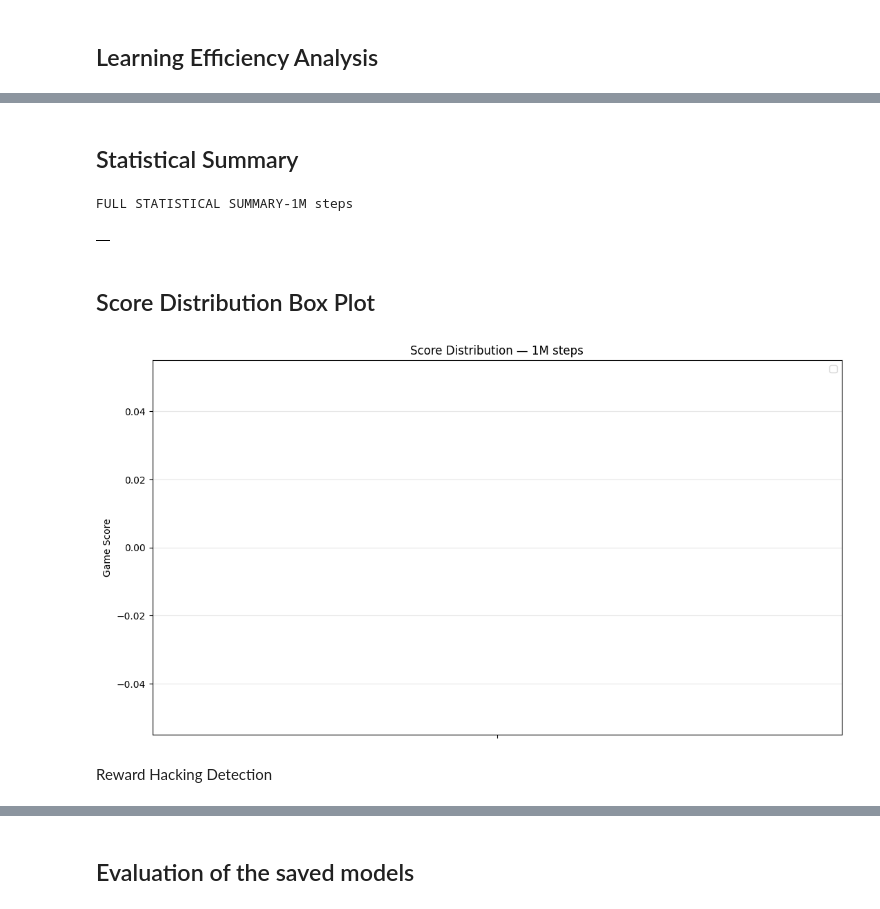
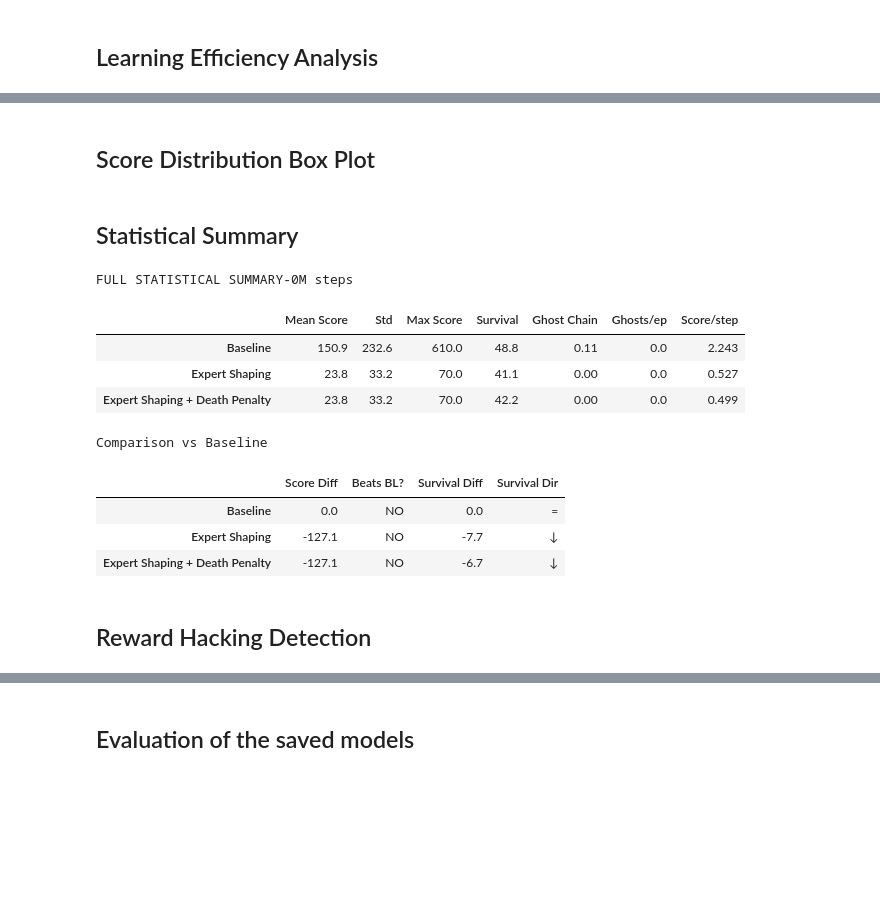
Before and after one commit to AnhTRJotnar/PacManRLTraining, a Jupyter notebook: Pacman.ipynb, the cells around one changed output, grey strips where cells are left out. Saved outputs shown, nothing was run; the diff lists cells and outputs as text; code cells hidden in the pictures; blank space fills up the shorter version.

```diff
--- a/Pacman.ipynb
+++ b/Pacman.ipynb
@@ -342,20 +327,23 @@ TOTAL_STEPS = 1_000_000
 # %%
+TOTAL_STEPS = 100_000
+
 results = {}
 
 for name, cfg in CONDITIONS.items():
     try:
         model, callback = train_condition(name, cfg, total_timesteps=TOTAL_STEPS)
         results[name] = {
-            "callback": callback,
             "model": model,
             "episode_rewards": callback.episode_rewards,
+            "episode_shaped_rewards": callback.episode_shaped_rewards,
             "episode_lengths": callback.episode_lengths,
+            "episode_ghosts_eaten": callback.episode_ghosts_eaten,
             "total_steps": TOTAL_STEPS,
         }
-        print(f"  Completed training for {name}.")
-    except Exception as e:
-        print(f"  Error during training for {name}: {e}")
+        print(f"{name} complete.")
+    except Exception as exc:
+        print(f"{name} failed: {exc}")
         results[name] = None
 
-print(f"\nAll conditions trained! {TOTAL_STEPS:,} steps each.")
+print(f"\nAll conditions trained {TOTAL_STEPS:,} steps each.")
 # %% [output]
@@ -618,0 +586,2 @@ Saved plot_learning_curves_1M.png
+# %% [markdown]
+## Score Distribution Box Plot
@@ -623,79 +621,46 @@ print(f"\nFULL STATISTICAL SUMMARY-{TOTAL_STEPS // 1_000_000}M steps")
 
 display(pd.DataFrame({
     name: {
         "Mean Score": round(np.mean(er["scores"]), 1),
         "Std": round(np.std(er["scores"]), 1),
         "Max Score": int(np.max(er["scores"])),
         "Survival": round(np.mean(er["lengths"]), 1),
         "Ghost Chain": round(np.mean(er["ghost_chains"]), 2),
-        "Ghosts/ep": round(np.mean(er["ghosts_eaten_total"]), 1),
+        "Ghosts/ep": round(np.mean(er.get("ghosts_eaten_total", [0])), 1),
         "Score/step": round(np.mean(er["score_per_step"]), 3),
     }
     for name, er in eval_results.items()
 }).T)
 
 # Baseline comparison table
 if "Baseline" in eval_results:
-    b_score  = np.mean(eval_results["Baseline"]["scores"])
+    b_score = np.mean(eval_results["Baseline"]["scores"])
     b_length = np.mean(eval_results["Baseline"]["lengths"])
 
     print(f"\nComparison vs Baseline")
     display(pd.DataFrame({
         name: {
             "Score Diff": round(np.mean(er["scores"]) - b_score,  1),
             "Beats BL?": "YES" if np.mean(er["scores"]) > b_score  else "NO",
             "Survival Diff":round(np.mean(er["lengths"]) - b_length, 1),
             "Survival Dir": "↑" if np.mean(er["lengths"]) - b_length > 1
                             else "↓" if np.mean(er["lengths"]) - b_length < -1
                             else "=",
         }
         for name, er in eval_results.items()
     }).T)
 # %% [output]
-FULL STATISTICAL SUMMARY-1M steps
+FULL STATISTICAL SUMMARY-0M steps
-|  |
+|  | Mean Score | Std | Max Score | Survival | Ghost Chain | Ghosts/ep | Score/step |
+| Baseline | 150.9 | 232.6 | 610.0 | 48.8 | 0.11 | 0.0 | 2.243 |
+| Expert Shaping | 23.8 | 33.2 | 70.0 | 41.1 | 0.00 | 0.0 | 0.527 |
+| Expert Shaping + Death Penalty | 23.8 | 33.2 | 70.0 | 42.2 | 0.00 | 0.0 | 0.499 |
+Comparison vs Baseline
+|  | Score Diff | Beats BL? | Survival Diff | Survival Dir |
+| Baseline | 0.0 | NO | 0.0 | = |
+| Expert Shaping | -127.1 | NO | -7.7 | ↓ |
+| Expert Shaping + Death Penalty | -127.1 | NO | -6.7 | ↓ |
-# %% [markdown]
-## Score Distribution Box Plot
-# %%
-def plot_score_distribution(eval_results, CONDITIONS, TOTAL_STEPS):
-    names = list(eval_results.keys())
-    fig, ax = plt.subplots(figsize=(11, 6))
-    bp = ax.boxplot(
-        [eval_results[n]["scores"] for n in names],
-        patch_artist=True,
-        medianprops=dict(color="black", linewidth=2),
-    )
-    for patch, n in zip(bp["boxes"], names):
-        patch.set_facecolor(CONDITIONS[n]["color"])
-        patch.set_alpha(0.7)
-
-    # Data points + mean markers
-    np.random.seed(42)
-    for i, n in enumerate(names):
-        scores = eval_results[n]["scores"]
-        ax.scatter(np.full(len(scores), i+1) + np.random.uniform(-0.15, 0.15, len(scores)),
-                   scores, alpha=0.25, s=12, color=CONDITIONS[n]["color"], zorder=3)
-        ax.plot(i+1, np.mean(scores), "D", color="white",
-                markeredgecolor="black", markersize=9, zorder=6)
-
-    # Baseline reference
-    if "Baseline" in eval_results:
-        bm = np.median(eval_results["Baseline"]["scores"])
-        ax.axhline(bm, color="gray", linestyle="--", linewidth=1.5, label=f"Baseline median ({bm:.0f})")
-
-    ax.set_xticklabels(names, rotation=15)
-    ax.set_ylabel("Game Score")
-    ax.set_title(f"Score Distribution — {TOTAL_STEPS // 1_000_000}M steps")
-    ax.legend()
-    ax.grid(axis="y", alpha=0.3)
-    fig.tight_layout()
-    fig.savefig(f"plot_score_distribution_{TOTAL_STEPS // 1_000_000}M.png", dpi=130, bbox_inches="tight")
-    plt.show()
-
-plot_score_distribution(eval_results, CONDITIONS, TOTAL_STEPS)
-# %% [output]
-[figure, removed]
 # %% [markdown]
-Reward Hacking Detection
+## Reward Hacking Detection
 # %%
 if results.get("Baseline") is None or eval_results.get("Baseline") is None:
```
Also changed, not shown: parts of 16 cells of this notebook, 19 other files.
